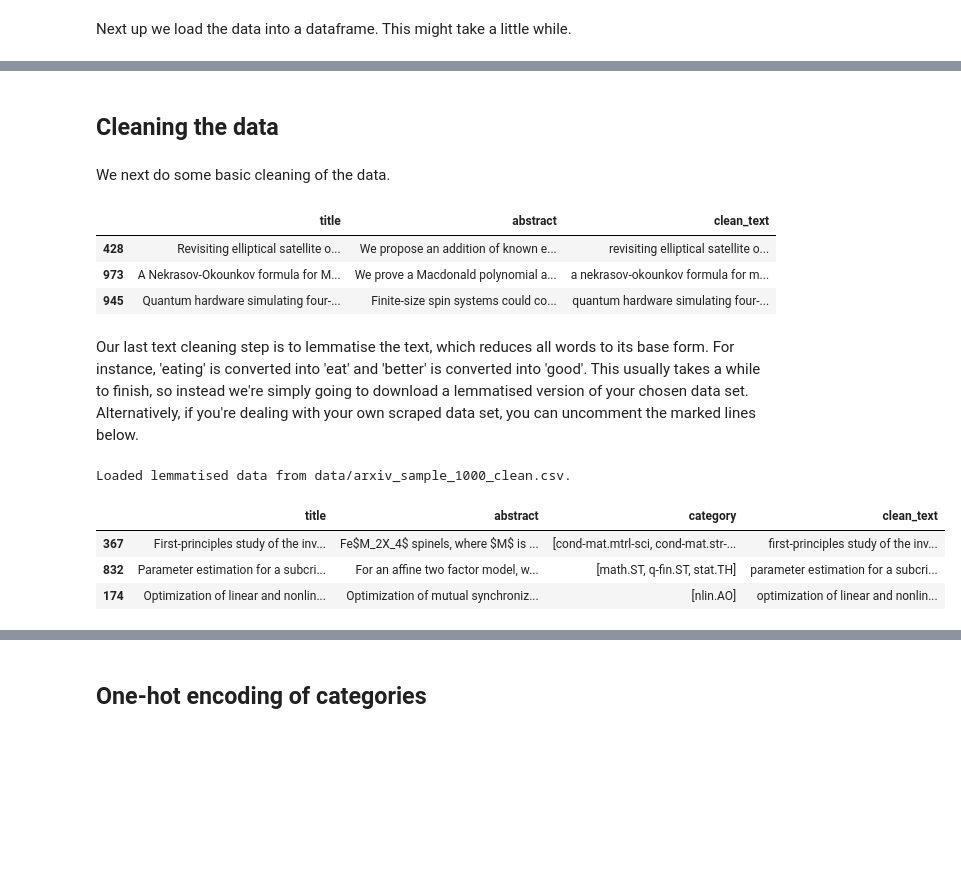
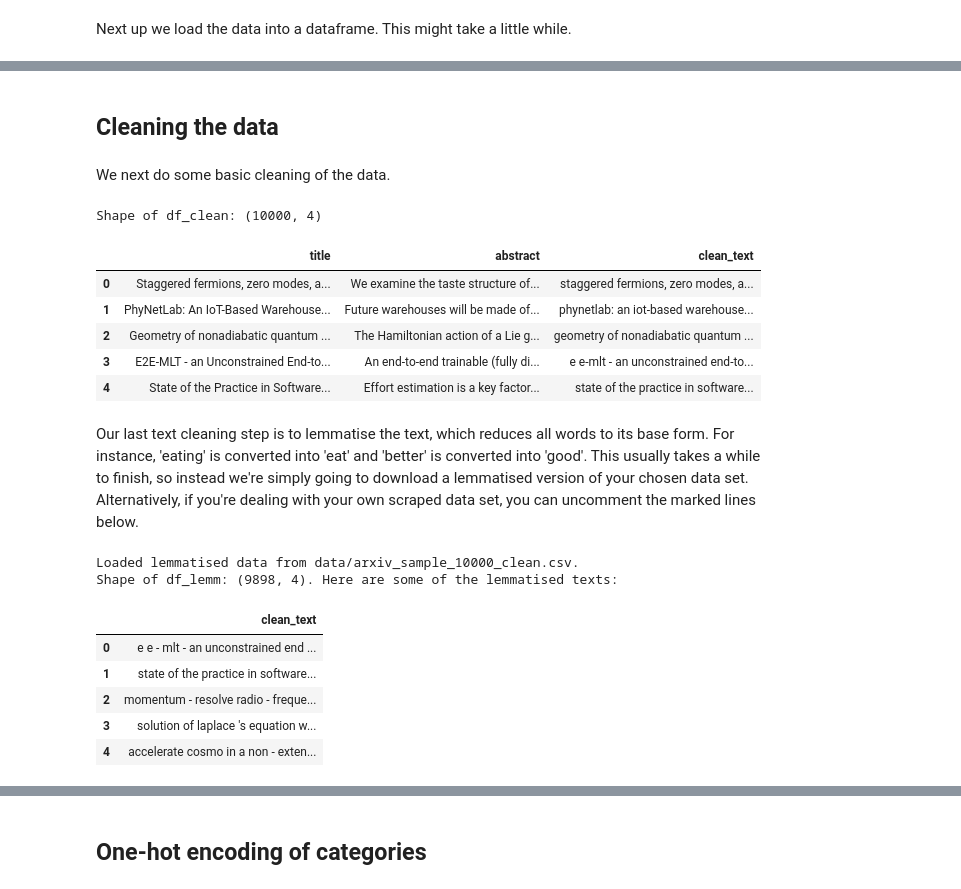
Before and after one commit to saattrupdan/scholarly, a Jupyter notebook: paper_classifier.ipynb, the cells around one changed output, grey strips where cells are left out. Saved outputs shown, nothing was run; the diff lists cells and outputs as text; code cells hidden in the pictures; blank space fills up the shorter version.

```diff
--- a/paper_classifier.ipynb
+++ b/paper_classifier.ipynb
@@ -127,12 +136,12 @@ Loaded metadata from 1000 papers. Here are some of them:
 # %% [markdown]
-<h2> Cleaning the data </h2>
+## Cleaning the data
 # %% [markdown]
 We next do some basic cleaning of the data.
 # %%
 df_clean = df.copy()
 
 # drop rows with NaNs
-df_clean.dropna(inplace=True)
+df_clean.dropna(inplace = True)
 
 # merge title and abstract
 df_clean['clean_text'] = df_clean['title'] + ' ' + df_clean['abstract']
@@ -150,13 +159,17 @@ df_clean['clean_text'] = df_clean['clean_text'].str.replace("[0-9]", " ")
 # remove whitespaces
 df_clean['clean_text'] = df_clean['clean_text'].apply(lambda x:' '.join(x.split()))
 
+print(f"Shape of df_clean: {df_clean.shape}")
 pd.set_option('display.max_colwidth', 300)
-df_clean[['title', 'abstract', 'clean_text']].sample(3)
+df_clean[['title', 'abstract', 'clean_text']].head()
 # %% [output]
+Shape of df_clean: (10000, 4)
 |  | title | abstract | clean_text |
-| 428 | Revisiting elliptical satellite o... | We propose an addition of known e... | revisiting elliptical satellite o... |
-| 973 | A Nekrasov-Okounkov formula for M... | We prove a Macdonald polynomial a... | a nekrasov-okounkov formula for m... |
-| 945 | Quantum hardware simulating four-... | Finite-size spin systems could co... | quantum hardware simulating four-... |
+| 0 | Staggered fermions, zero modes, a... | We examine the taste structure of... | staggered fermions, zero modes, a... |
+| 1 | PhyNetLab: An IoT-Based Warehouse... | Future warehouses will be made of... | phynetlab: an iot-based warehouse... |
+| 2 | Geometry of nonadiabatic quantum ... | The Hamiltonian action of a Lie g... | geometry of nonadiabatic quantum ... |
+| 3 | E2E-MLT - an Unconstrained End-to... | An end-to-end trainable (fully di... | e e-mlt - an unconstrained end-to... |
+| 4 | State of the Practice in Software... | Effort estimation is a key factor... | state of the practice in software... |
 # %% [markdown]
 Our last text cleaning step is to lemmatise the text, which reduces all words to its base form. For instance, 'eating' is converted into 'eat' and 'better' is converted into 'good'. This usually takes a while to finish, so instead we're simply going to download a lemmatised version of your chosen data set. Alternatively, if you're dealing with your own scraped data set, you can uncomment the marked lines below.
 # %%
@@ -174,27 +187,32 @@ def lemmatise(texts):
 # %%
 df_lemm = df_clean.copy()
 
 if not os.path.isfile(f"data/{file_name}_clean.csv"):
 
     #  uncomment if you want to do it the hard way, or if you're dealing with your own data set
     #df_lemm['clean_text'] = lemmatise(df_lemm['clean_text'])
     #df_lemm.to_csv(f"data/{file_name}_clean.csv")
     #print(f"Finished lemmatising, and also saved lemmatised dataframe to data/{file_name}_clean.csv.")
 
     # download lemmatised dataframe
     print(f"Downloading {file_name}_clean.csv...", end = " ")
     wget.download(url_start + f"{file_name}_clean.csv", out = f"data/{file_name}_clean.csv")
     print("Done!")
 
 # load lemmatised dataframe
-df_clean['clean_text'] = pd.read_csv(f"data/{file_name}_clean.csv")
+df_lemm['clean_text'] = pd.read_csv(f"data/{file_name}_clean.csv")
+df_lemm.dropna(inplace = True)
 print(f"Loaded lemmatised data from data/{file_name}_clean.csv.")
 
-pd.set_option('display.max_colwidth', 300)
-df_lemm.sample(3)
+print(f"Shape of df_lemm: {df_lemm.shape}. Here are some of the lemmatised texts:")
+pd.set_option('display.max_colwidth', 1000)
+df_lemm[['clean_text']].head()
 # %% [output]
-Loaded lemmatised data from data/arxiv_sample_1000_clean.csv.
+Loaded lemmatised data from data/arxiv_sample_10000_clean.csv.
+Shape of df_lemm: (9898, 4). Here are some of the lemmatised texts:
-|  | title | abstract | category | clean_text |
-| 367 | First-principles study of the inv... | Fe$M_2X_4$ spinels, where $M$ is ... | [cond-mat.mtrl-sci, cond-mat.str-... | first-principles study of the inv... |
-| 832 | Parameter estimation for a subcri... | For an affine two factor model, w... | [math.ST, q-fin.ST, stat.TH] | parameter estimation for a subcri... |
-| 174 | Optimization of linear and nonlin... | Optimization of mutual synchroniz... | [nlin.AO] | optimization of linear and nonlin... |
+|  | clean_text |
+| 0 | e e - mlt - an unconstrained end ... |
+| 1 | state of the practice in software... |
+| 2 | momentum - resolve radio - freque... |
+| 3 | solution of laplace 's equation w... |
+| 4 | accelerate cosmo in a non - exten... |
```
Also changed, not shown: parts of 47 cells of this notebook, 4 other files.
